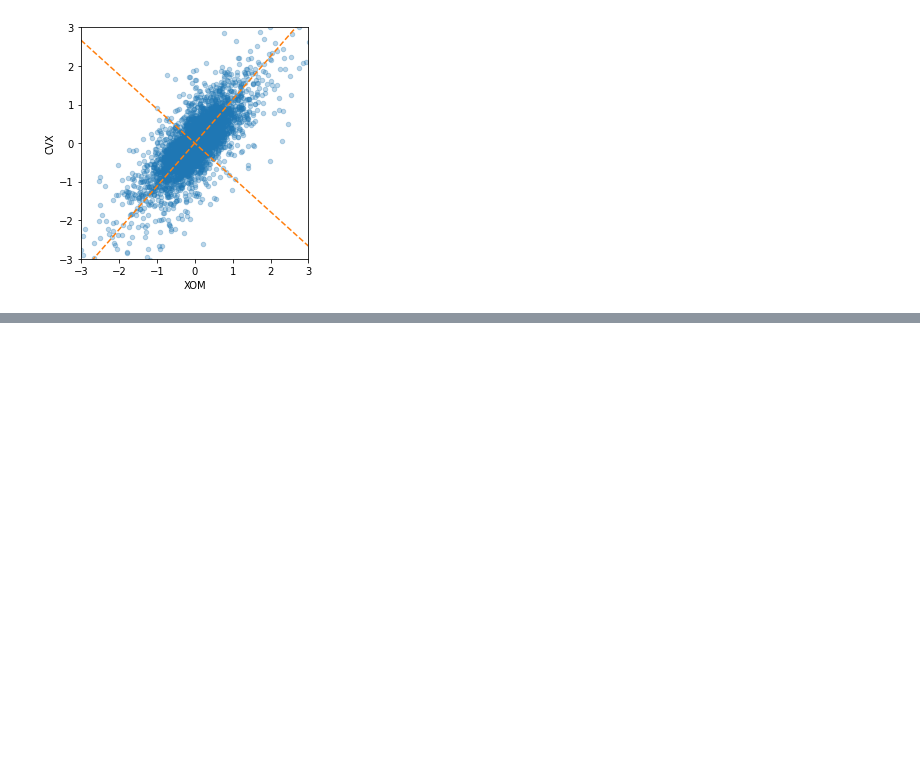
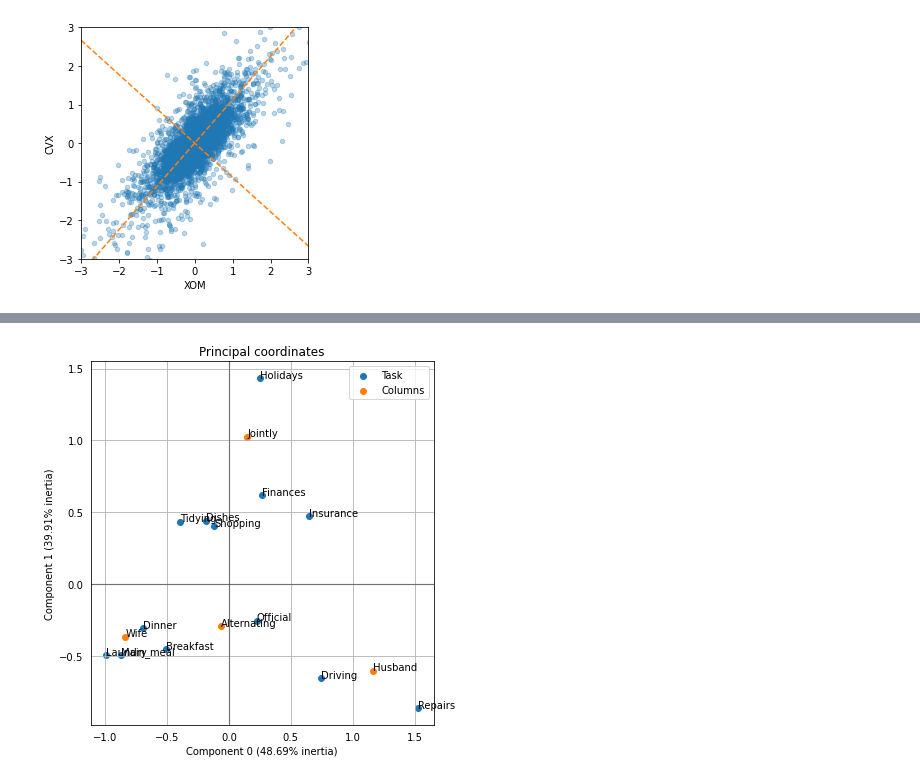
Before and after one commit to meticulousdev/StatisticsWithPython, a Jupyter notebook: PracticalStatistics/chap07/pca_example.ipynb, the cells around one changed output, grey strips where cells are left out. Drawn from its saved outputs; the diff is of its cells as text; code cells hidden in the pictures; blank space fills up the shorter version.

```diff
--- a/PracticalStatistics/chap07/pca_example.ipynb
+++ b/PracticalStatistics/chap07/pca_example.ipynb
@@ -70,0 +138,13 @@ plt.show()
+# %%
+HOUSE_TASKS_CSV = '../../data/housetasks.csv'
+# %%
+housetasks = pd.read_csv(HOUSE_TASKS_CSV, index_col=0)
+
+ca = prince.CA(n_components=2)
+ca = ca.fit(housetasks)
+
+ca.plot_coordinates(housetasks, figsize=(6, 6))
+plt.tight_layout()
+plt.show()
+# %% [output]
+[figure, added]
```
Also changed, not shown: parts of 11 cells of this notebook.
